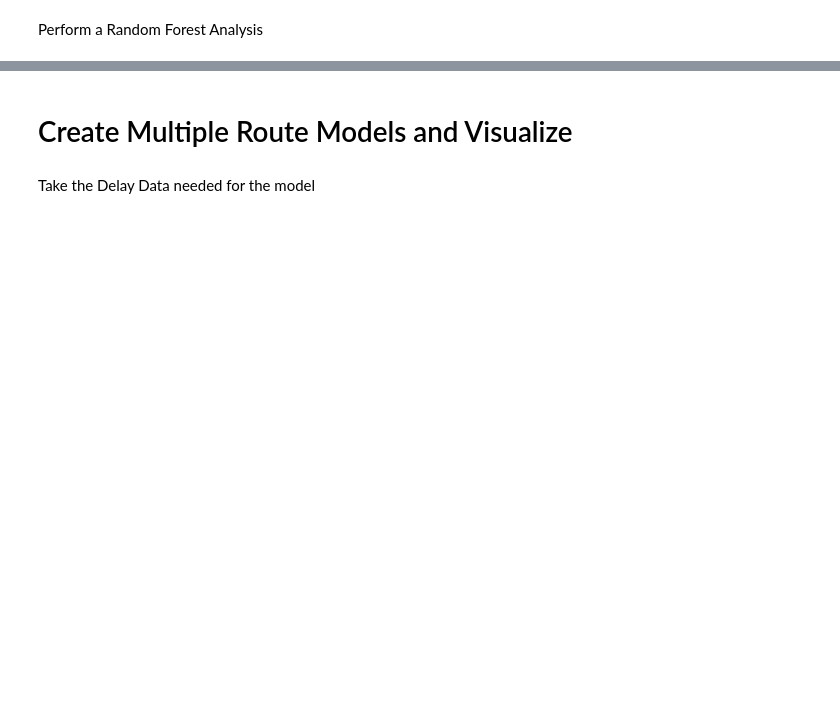
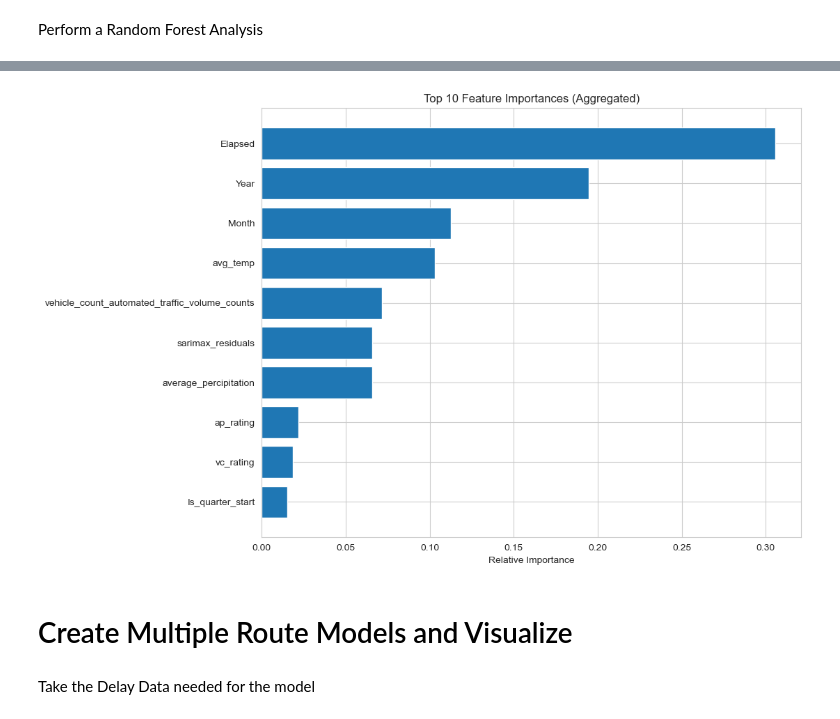
Before and after one commit to paulr28/Msc_Capstone, a Jupyter notebook: Data_Collection.ipynb, the cells around one changed output, grey strips where cells are left out. Saved outputs shown, nothing was run; the diff lists cells and outputs as text; code cells hidden in the pictures; blank space fills up the shorter version.

```diff
--- a/Data_Collection.ipynb
+++ b/Data_Collection.ipynb
@@ -1999,31 +3163,34 @@ plt.show()
 # %%
 # Get the feature importances
+feature_importances = model.feature_importances_
 
 # Assuming X_train is a DataFrame
 feature_names = X_train.columns
 
 # Get the unique feature names and their corresponding importances
 unique_feature_names, unique_importances = [], []
 
 for name in set(feature_names):
     indices = [i for i, x in enumerate(feature_names) if x == name]
     unique_feature_names.append(name)
     unique_importances.append(sum(feature_importances[indices]))
 
 # Convert to NumPy arrays
 unique_feature_names = np.array(unique_feature_names)
 unique_importances = np.array(unique_importances)
 
 # Get the top ten indices
 top_ten_idx = np.argsort(unique_importances)[-10:]
 
 # Create a bar plot of the top ten feature importances
 plt.figure(figsize=(10, 8))
 plt.title('Top 10 Feature Importances (Aggregated)')
 plt.barh(range(len(top_ten_idx)), unique_importances[top_ten_idx], align='center')
 plt.yticks(range(len(top_ten_idx)), unique_feature_names[top_ten_idx])
 plt.xlabel('Relative Importance')
 plt.show()
+# %% [output]
+[figure, added]
 # %% [markdown]
 # Create Multiple Route Models and Visualize
 # %% [markdown]
```
Also changed, not shown: parts of 148 cells of this notebook.
